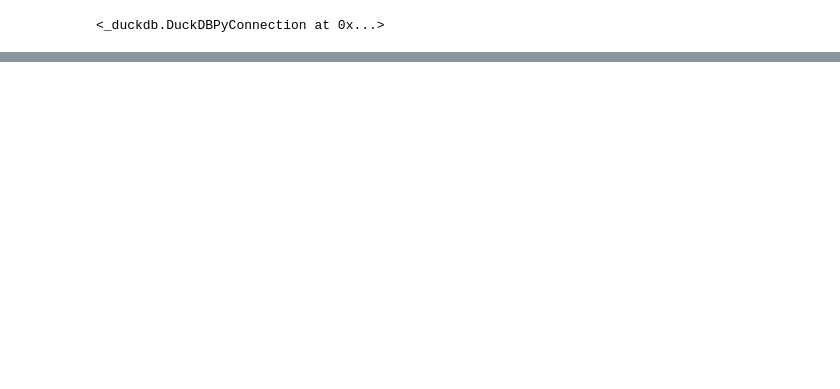
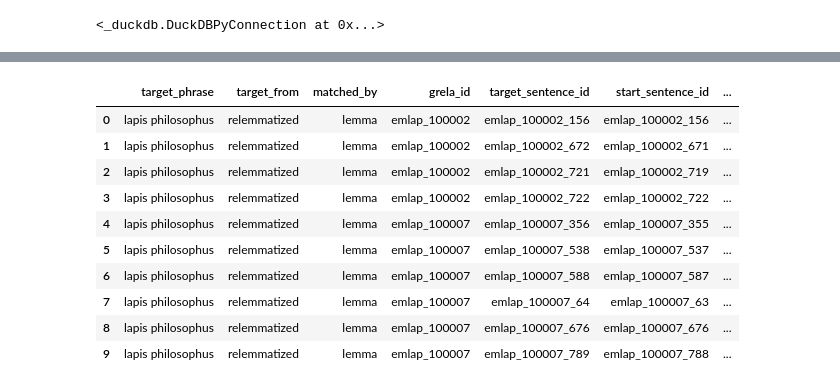
Before and after one commit to CCS-ZCU/dictionary-emlap, a Jupyter notebook: scripts/2-ruland-in-emlap.ipynb, the cells around one changed output, grey strips where cells are left out. Saved outputs shown, nothing was run; the diff lists cells and outputs as text; code cells hidden in the pictures; blank space fills up the shorter version.

```diff
--- a/scripts/2-ruland-in-emlap.ipynb
+++ b/scripts/2-ruland-in-emlap.ipynb
@@ -437,0 +432,21 @@ df.to_dict("records")
+# %%
+target_canonical     = "lapis philosophorum"
+target_relemmatized  = "lapis philosophus"
+
+df = concordance_for_target_across_sentences(
+    conn, target_canonical, target_relemmatized, window=10
+)
+# %%
+df.head(10)
+# %% [output]
+|  | target_phrase | target_from | matched_by | grela_id | target_sentence_id | start_sentence_id | ... |
+| 0 | lapis philosophus | relemmatized | lemma | emlap_100002 | emlap_100002_156 | emlap_100002_156 | ... |
+| 1 | lapis philosophus | relemmatized | lemma | emlap_100002 | emlap_100002_672 | emlap_100002_671 | ... |
+| 2 | lapis philosophus | relemmatized | lemma | emlap_100002 | emlap_100002_721 | emlap_100002_719 | ... |
+| 3 | lapis philosophus | relemmatized | lemma | emlap_100002 | emlap_100002_722 | emlap_100002_722 | ... |
+| 4 | lapis philosophus | relemmatized | lemma | emlap_100007 | emlap_100007_356 | emlap_100007_355 | ... |
+| 5 | lapis philosophus | relemmatized | lemma | emlap_100007 | emlap_100007_538 | emlap_100007_537 | ... |
+| 6 | lapis philosophus | relemmatized | lemma | emlap_100007 | emlap_100007_588 | emlap_100007_587 | ... |
+| 7 | lapis philosophus | relemmatized | lemma | emlap_100007 | emlap_100007_64 | emlap_100007_63 | ... |
+| 8 | lapis philosophus | relemmatized | lemma | emlap_100007 | emlap_100007_676 | emlap_100007_676 | ... |
+| 9 | lapis philosophus | relemmatized | lemma | emlap_100007 | emlap_100007_789 | emlap_100007_788 | ... |
```
Also changed, not shown: parts of 39 cells of this notebook, 5 other files.
